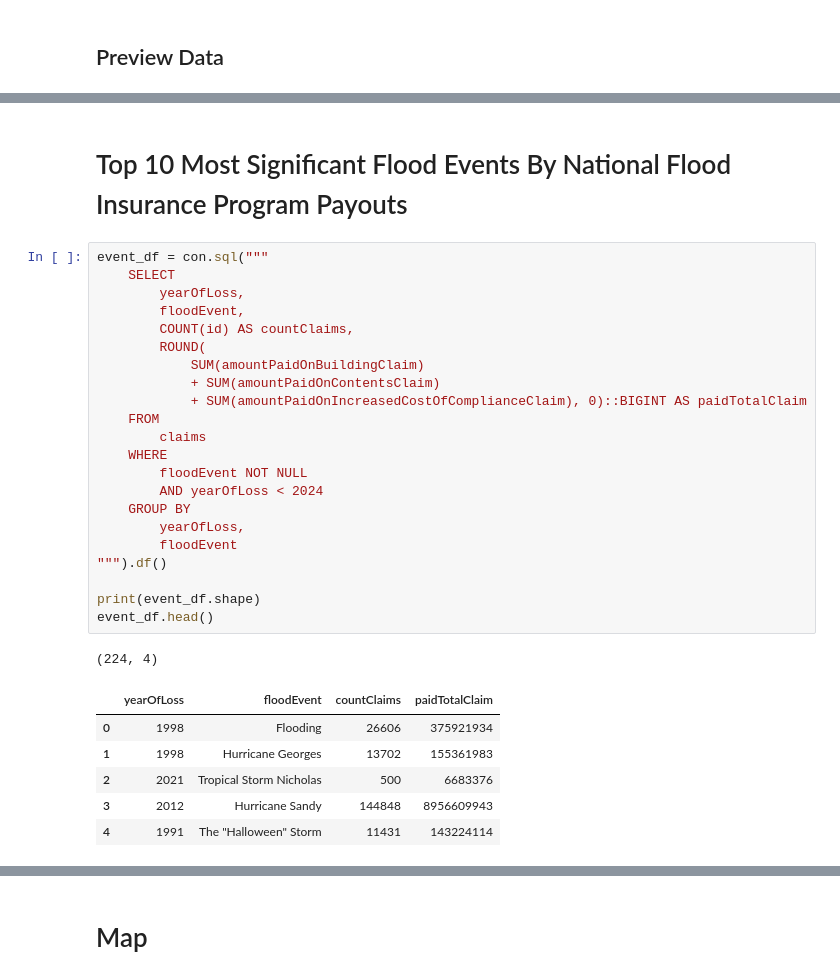
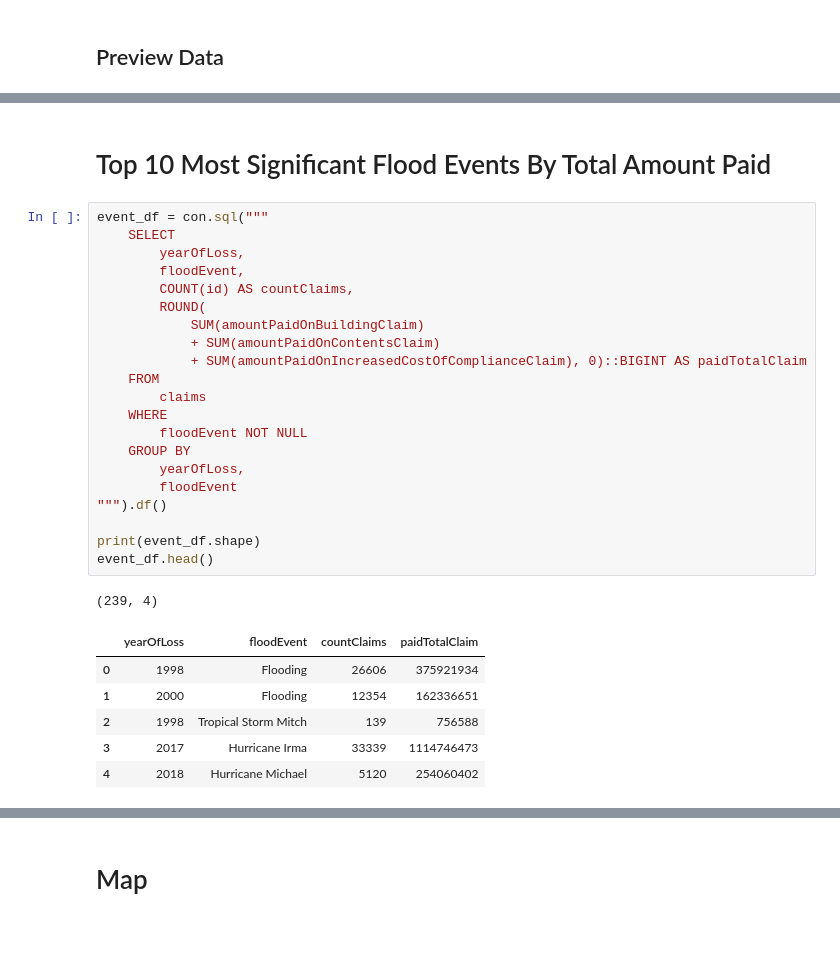
Before and after one commit to mebauer/duckdb-fema-nfip, a Jupyter notebook: figures.ipynb, the cells around one changed output, grey strips where cells are left out. Drawn from its saved outputs; the diff is of its cells as text; blank space fills up the shorter version.

```diff
--- a/figures.ipynb
+++ b/figures.ipynb
@@ -447,32 +430,31 @@ plt.savefig('figures/year-amount-paid.png', dpi=200, bbox_inches='tight')
 # %% [markdown]
-# Top 10 Most Significant Flood Events By National Flood Insurance Program Payouts
+# Top 10 Most Significant Flood Events By Total Amount Paid
 # %%
 event_df = con.sql("""
     SELECT
         yearOfLoss,
         floodEvent,
         COUNT(id) AS countClaims,
         ROUND(
             SUM(amountPaidOnBuildingClaim)
             + SUM(amountPaidOnContentsClaim)
             + SUM(amountPaidOnIncreasedCostOfComplianceClaim), 0)::BIGINT AS paidTotalClaim
     FROM
         claims
     WHERE
         floodEvent NOT NULL
-        AND yearOfLoss < 2024
     GROUP BY
         yearOfLoss,
         floodEvent
 """).df()
 
 print(event_df.shape)
 event_df.head()
 # %% [output]
-(224, 4)
+(239, 4)
 |  | yearOfLoss | floodEvent | countClaims | paidTotalClaim |
 | 0 | 1998 | Flooding | 26606 | 375921934 |
-| 1 | 1998 | Hurricane Georges | 13702 | 155361983 |
-| 2 | 2021 | Tropical Storm Nicholas | 500 | 6683376 |
-| 3 | 2012 | Hurricane Sandy | 144848 | 8956609943 |
-| 4 | 1991 | The "Halloween" Storm | 11431 | 143224114 |
+| 1 | 2000 | Flooding | 12354 | 162336651 |
+| 2 | 1998 | Tropical Storm Mitch | 139 | 756588 |
+| 3 | 2017 | Hurricane Irma | 33339 | 1114746473 |
+| 4 | 2018 | Hurricane Michael | 5120 | 254060402 |
```
Also changed, not shown: parts of 31 cells of this notebook, 5 other files.
